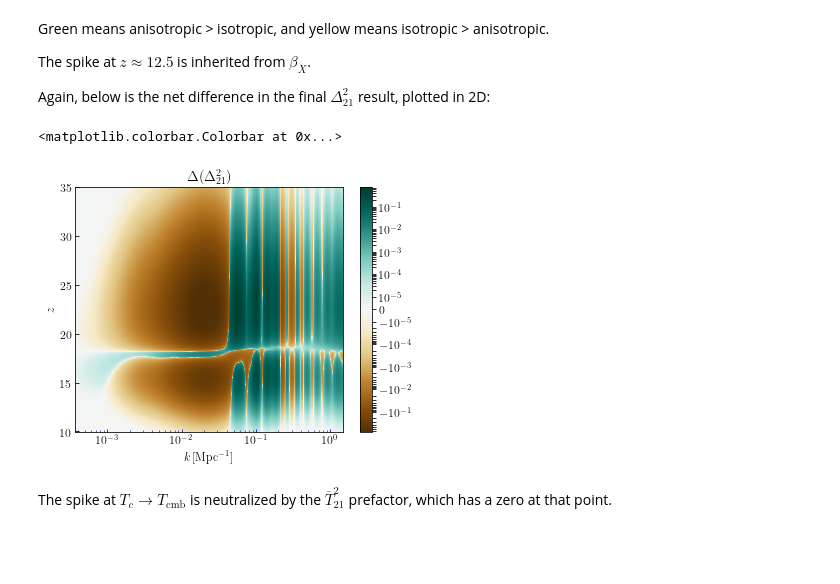
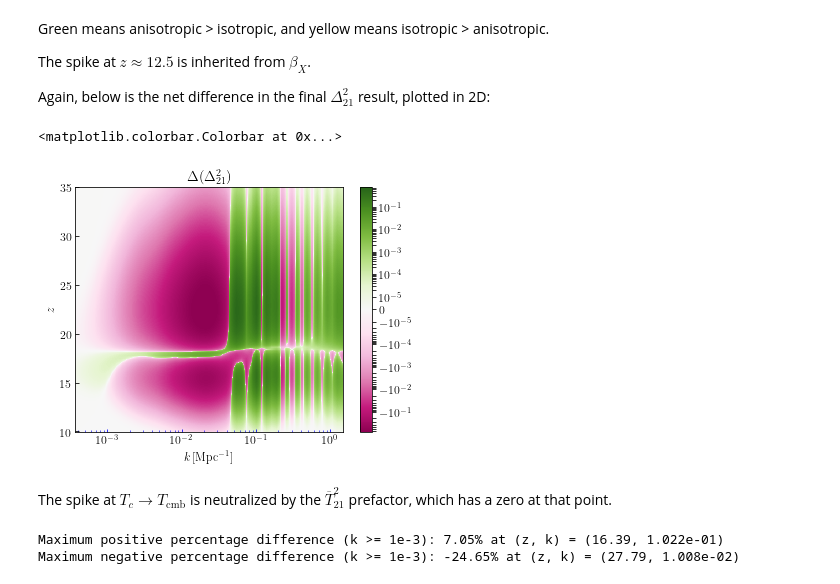
Before and after one commit to ryanyrzh/Zeus21, a Jupyter notebook: aniso_tests/corr_breakdown.ipynb, the cells around one changed output. Cells and saved outputs as stored; diff of their text form; code cells hidden in the pictures; blank space fills up the shorter version.

```diff
--- a/aniso_tests/corr_breakdown.ipynb
+++ b/aniso_tests/corr_breakdown.ipynb
@@ -658,26 +962,70 @@ Again, below is the net difference in the final $\Delta^2_{21}$ result, plotted
 # %%
 Deltasq_T21_diff = PS21_aniso.Deltasq_T21 - PS21.Deltasq_T21
 Deltasq_T21_diff_interp = RegularGridInterpolator((zlist, klist), Deltasq_T21_diff,
                                               method = 'linear', bounds_error=False, fill_value=0)
 
 zmesh, kmesh = np.meshgrid(zlistHighRes, klistHighRes, indexing='ij')
 Deltasq_T21_diff_interped = Deltasq_T21_diff_interp(np.column_stack([zmesh.ravel(), kmesh.ravel()])).reshape(zmesh.shape)
 
 fig, ax = plt.subplots(1, 1, figsize=(6, 4.5))
 v = np.nanpercentile(np.abs(Deltasq_T21_diff_interped), 99)
-pcm = ax.pcolormesh(klistHighRes, zlistHighRes, Deltasq_T21_diff_interped, cmap='BrBG',
+pcm = ax.pcolormesh(klistHighRes, zlistHighRes, Deltasq_T21_diff_interped, cmap='PiYG',
                     norm=SymLogNorm(linthresh=1e-5, linscale=0.5, vmin=-v, vmax=v, base=10),
                     shading='auto')
 ax.set_xscale('log')
 ax.set_xlabel(r'$k\,[\mathrm{Mpc}^{-1}]$')
 ax.set_ylabel(r'$z$')
 ax.set_xlim([klist[0], klist[-1]])
 ax.tick_params(axis='x', which='both', direction='in', color='b')
 ax.tick_params(axis='y', direction='in')
 ax.set_title(r'$\Delta(\Delta^2_{21})$')
 fig.colorbar(pcm, ax=ax)
 # %% [output]
 <matplotlib.colorbar.Colorbar at 0x...>
-[figure, old version]
+[figure, new version]
 # %% [markdown]
 The spike at $T_c\rightarrow T_{\text{cmb}}$ is neutralized by the $\overline{T}^2_{21}$ prefactor, which has a zero at that point.
+# %%
+# Only consider k >= 1e-3 to avoid spurious percentage differences at very small k
+k_min = 1e-2
+k_mask = klistHighRes >= k_min
+
+# Calculate percentage difference wrt isotropic (PS21)
+# -- Correct interpolation: want the 'denominator' (PS21.Deltasq_T21) to match the same (z, k) grid as the numerator! --
+# Interpolate the reference (PS21.Deltasq_T21) to the entire high-res (z, k) grid:
+PS21_ref_interp = RegularGridInterpolator((zlist, klist), PS21.Deltasq_T21,
+                                          method='linear', bounds_error=False, fill_value=np.nan)
+PS21_ref_highres = PS21_ref_interp(np.column_stack([zmesh.ravel(), kmesh.ravel()])).reshape(zmesh.shape)
+# Compute the correct percent difference:
+perc_diff = 100 * Deltasq_T21_diff_interped / PS21_ref_highres
+
+# Build a mask for valid numbers and for k >= k_min
+valid_mask = np.isfinite(perc_diff)
+# Expand k_mask to 2D to mask all z for masked k
+k_mask_2d = np.broadcast_to(k_mask, perc_diff.shape)
+final_mask = valid_mask & k_mask_2d
+
+# Now search for max/min in this restricted mask
+if np.any(final_mask):
+    max_perc_diff = np.nanmax(perc_diff[final_mask])
+    min_perc_diff = np.nanmin(perc_diff[final_mask])
+
+    # Get the flat indices of the entries
+    flat_indices = np.flatnonzero(final_mask)
+    max_flat_idx = flat_indices[np.nanargmax(perc_diff[final_mask])]
+    min_flat_idx = flat_indices[np.nanargmin(perc_diff[final_mask])]
+
+    n_z, n_k = perc_diff.shape
+    max_iz, max_ik = np.unravel_index(max_flat_idx, (n_z, n_k))
+    min_iz, min_ik = np.unravel_index(min_flat_idx, (n_z, n_k))
+
+    max_z, max_k = zlistHighRes[max_iz], klistHighRes[max_ik]
+    min_z, min_k = zlistHighRes[min_iz], klistHighRes[min_ik]
+
+    print(f"Maximum positive percentage difference (k >= 1e-3): {max_perc_diff:.2f}% at (z, k) = ({max_z:.2f}, {max_k:.3e})")
+    print(f"Maximum negative percentage difference (k >= 1e-3): {min_perc_diff:.2f}% at (z, k) = ({min_z:.2f}, {min_k:.3e})")
+else:
+    print("No valid (z, k) pairs found with k >= 1e-3.")
+# %% [output]
+Maximum positive percentage difference (k >= 1e-3): 7.05% at (z, k) = (16.39, 1.022e-01)
+Maximum negative percentage difference (k >= 1e-3): -24.65% at (z, k) = (27.79, 1.008e-02)
```
Also changed, not shown: parts of 12 cells of this notebook.
